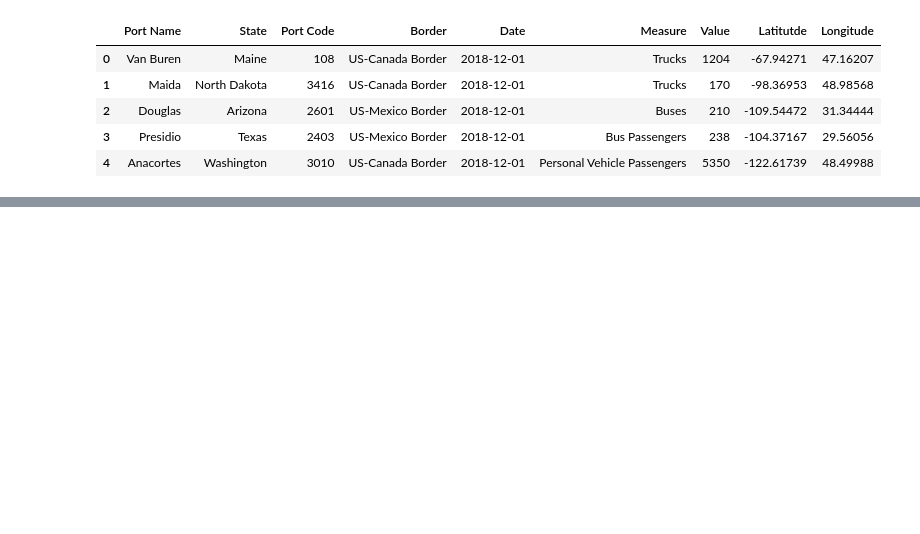
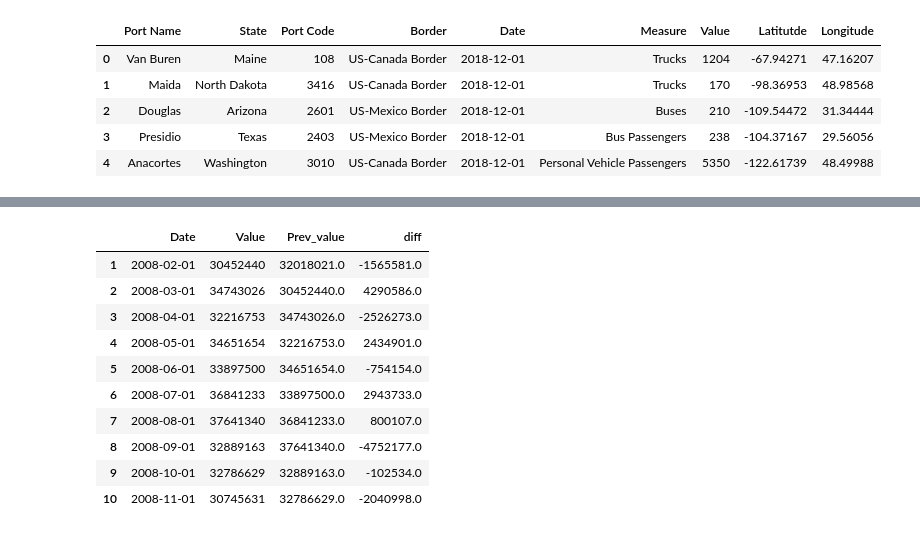
Before and after one commit to RHaile/final_project, a Jupyter notebook: Border_Crossing_Model.ipynb, the cells around one changed output, grey strips where cells are left out. Cells and saved outputs as stored; diff of their text form; code cells hidden in the pictures; blank space fills up the shorter version.

```diff
--- a/Border_Crossing_Model.ipynb
+++ b/Border_Crossing_Model.ipynb
@@ -174,0 +45,19 @@ valid
+# %%
+# Getting difference between value from last month - since it has pattern by month
+df_diff = df.copy()
+df_diff['Prev_value'] = df_diff['Value'].shift(1)
+df_diff = df_diff.dropna()
+df_diff['diff'] = (df_diff['Value'] - df_diff['Prev_value'])
+df_diff.head(10)
+# %% [output]
+|  | Date | Value | Prev_value | diff |
+| 1 | 2008-02-01 | 30452440 | 32018021.0 | -1565581.0 |
+| 2 | 2008-03-01 | 34743026 | 30452440.0 | 4290586.0 |
+| 3 | 2008-04-01 | 32216753 | 34743026.0 | -2526273.0 |
+| 4 | 2008-05-01 | 34651654 | 32216753.0 | 2434901.0 |
+| 5 | 2008-06-01 | 33897500 | 34651654.0 | -754154.0 |
+| 6 | 2008-07-01 | 36841233 | 33897500.0 | 2943733.0 |
+| 7 | 2008-08-01 | 37641340 | 36841233.0 | 800107.0 |
+| 8 | 2008-09-01 | 32889163 | 37641340.0 | -4752177.0 |
+| 9 | 2008-10-01 | 32786629 | 32889163.0 | -102534.0 |
+| 10 | 2008-11-01 | 30745631 | 32786629.0 | -2040998.0 |
```
Also changed, not shown: parts of 32 cells of this notebook.
